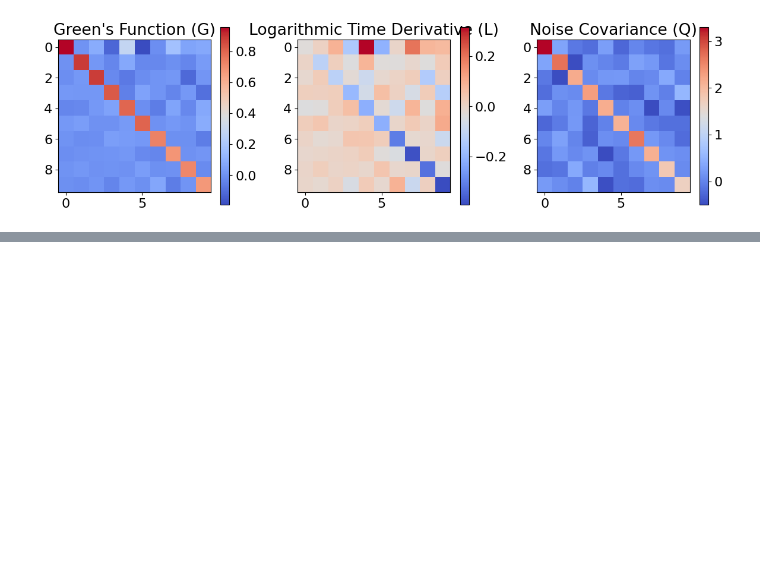
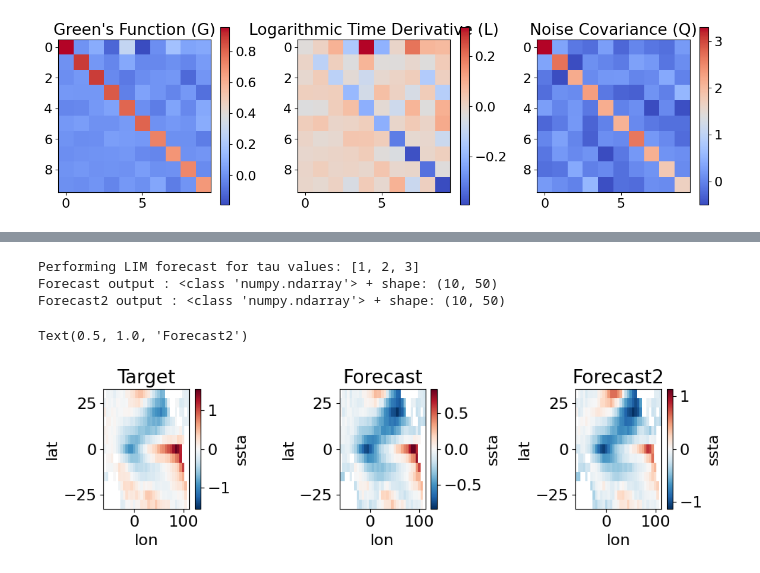
Before and after one commit to Felix6464/ML_Climate_Science_Research_Project, a Jupyter notebook: LIM/lim_data_generation.ipynb, the cells around one changed output, grey strips where cells are left out. Cells and saved outputs as stored; diff of their text form; code cells hidden in the pictures; blank space fills up the shorter version.

```diff
--- a/LIM/lim_data_generation.ipynb
+++ b/LIM/lim_data_generation.ipynb
@@ -238,3 +159,43 @@ print("Forecast output : {} + shape: {}".format(forecast_output, forecast_output
+# %%
+lag = 2
+time_index = 10
+
+x_input = data_test.isel(time=np.arange(0,50))
+times = x_input['time']
+x = x_input.data
+
+#forecast_output = model.forecast_mean(x, lag=lag)
+forecast_output, forecast_output2 = model.forecast(x, [1,2,3])
+
+forecast_output = forecast_output[lag, : , :]
+forecast_output2 = forecast_output2[lag, : , :]
+
+print("Forecast output : {} + shape: {}".format(type(forecast_output), forecast_output.shape))
+print("Forecast2 output : {} + shape: {}".format(type(forecast_output2), forecast_output2.shape))
+
+# Reconstruct the input and forecasted data
+reconstructed_input = pca_10.reconstruction(x[:, lag:], newdim=times[lag:])
+reconstructed_forecast = pca_10.reconstruction(forecast_output[:, :-lag], newdim=times[lag:])
+reconstructed_forecast2 = pca_10.reconstruction(forecast_output2[:, :-lag], newdim=times[lag:])
+
+# Define plot parameters
+plot_params = {'tsa': dict(vmin=-2, vmax=2, eps=0.25),
+               'zosa': dict(vmin=-0.1, vmax=.1, eps=0.025)}
+
+# Plot the input and forecasted data at the chosen time index
+fig, axs = plt.subplots(1,3, figsize=(10, 3))
+reconstructed_input.isel(time=time_index).plot(ax=axs[0])
+axs[0].set_title("Target")
+reconstructed_forecast.isel(time=time_index).plot(ax=axs[1])
+axs[1].set_title("Forecast")
+reconstructed_forecast2.isel(time=time_index).plot(ax=axs[2])
+axs[2].set_title("Forecast2")
+# %% [output]
+Performing LIM forecast for tau values: [1, 2, 3]
+Forecast output : <class 'numpy.ndarray'> + shape: (10, 50)
+Forecast2 output : <class 'numpy.ndarray'> + shape: (10, 50)
+Text(0.5, 1.0, 'Forecast2')
+[figure, added]
 # %%
 # Forecasting
 
```
Also changed, not shown: parts of 9 cells of this notebook, 1 other file.
